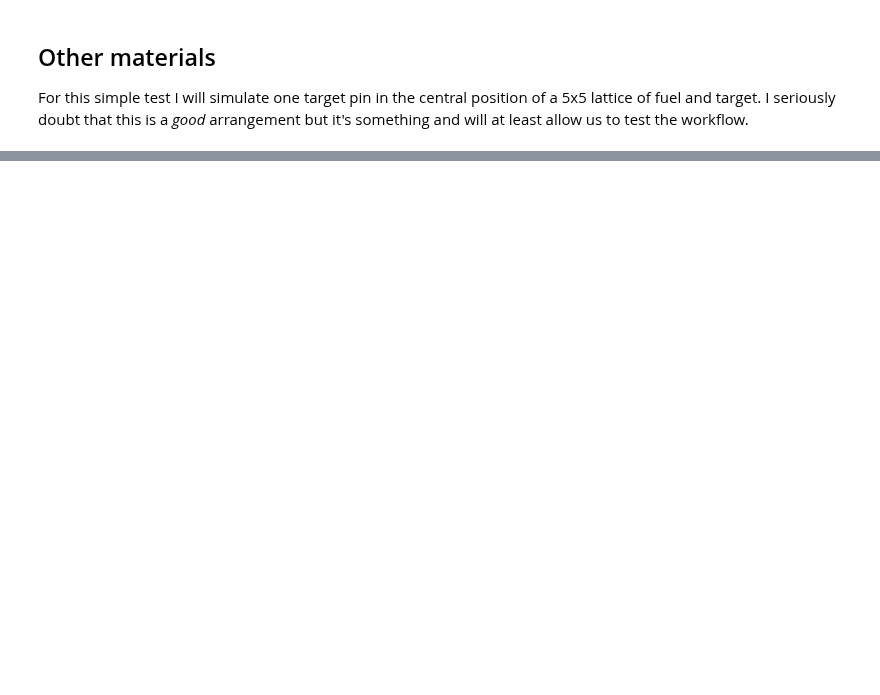
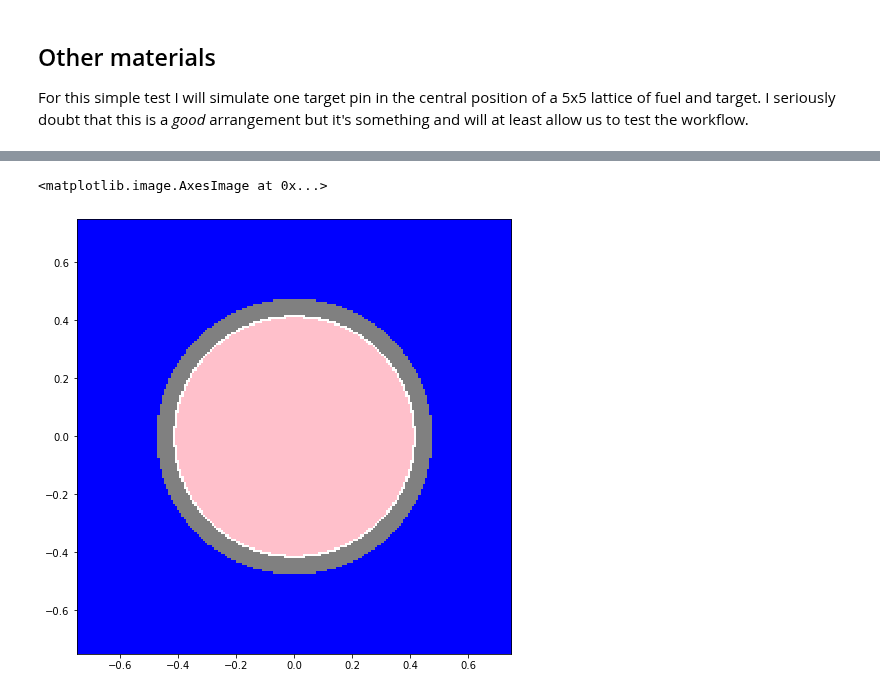
Before and after one commit to stu314159/er362_omc, a Jupyter notebook: examples/pu238_maker/Pu238_Maker.ipynb, the cells around one changed output, grey strips where cells are left out. Cells and saved outputs as stored; diff of their text form; code cells hidden in the pictures; blank space fills up the shorter version.

```diff
--- a/examples/pu238_maker/Pu238_Maker.ipynb
+++ b/examples/pu238_maker/Pu238_Maker.ipynb
@@ -74,0 +179,27 @@ Here we will model individual fuel and target pins and construct a lattice withi
+# %%
+# define cells for a target pin universe
+
+fuel_t = openmc.Cell(name='fuel_t');
+fuel_t.region = fuel_region;
+fuel_t.fill = target
+
+gap_t = openmc.Cell(name='gap_t');
+gap_t.region = gap_region;
+
+clad_t = openmc.Cell(name='clad_t');
+clad_t.fill = zirc4
+clad_t.region = clad_region;
+
+coolant_t = openmc.Cell(name='coolant_t');
+coolant_t.fill = water
+coolant_t.region = water_region # I probably should have called this a "coolant region"
+# %%
+# define a target pin universe
+
+tp = openmc.Universe()
+tp.add_cells([fuel_t,gap_t,clad_t,coolant_t]);
+
+tp.plot(color_by='material',width=(1.5,1.5),colors=colors)
+# %% [output]
+<matplotlib.image.AxesImage at 0x...>
+[figure, added]
```
Also changed, not shown: parts of 19 cells of this notebook, 1 other file.
